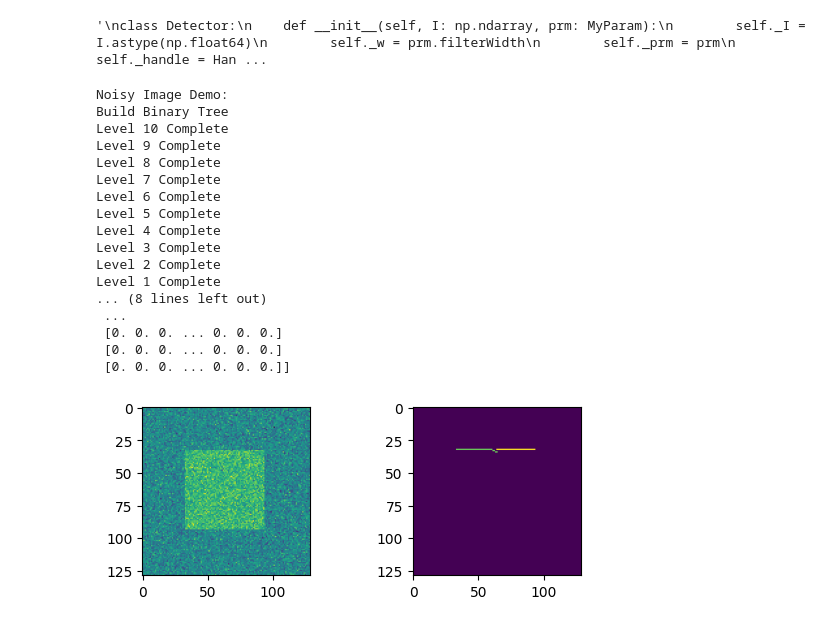
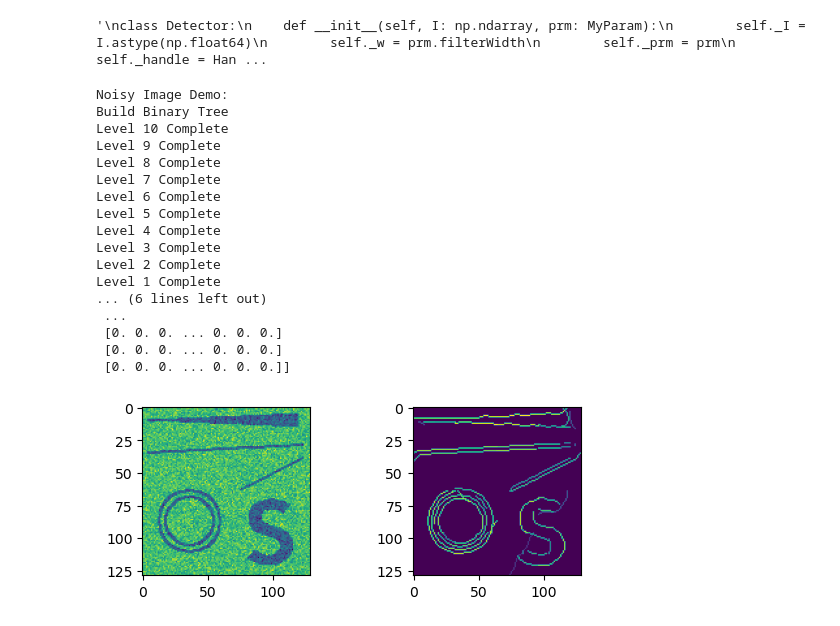
Before and after one commit to NatiOfir/PythonFaintEdgeDetection, a Jupyter notebook: FaintEdgeDetection.ipynb, the cells around one changed output. Cells and saved outputs as stored; diff of their text form; code cells hidden in the pictures.

Commit message:
edge detection of my curves image

```diff
--- a/FaintEdgeDetection.ipynb
+++ b/FaintEdgeDetection.ipynb
@@ -1593,7 +1595,7 @@ def my_run_im(I: np.ndarray, E: np.ndarray, prm: MyParam):
 def main():
     # Noisy Image Demo
     print("Noisy Image Demo:")
-    I = read_image("Sqr.png")
+    I = read_image("myCurves4.png")
     I = np.float64(I) / 255.0
     plt.subplot(2,2,1)
     plt.imshow(I)
@@ -1623,32 +1625,32 @@ def main():
     prm.parallel = False
     prm.splitPoints = 0
 
     E = np.zeros_like(I)
     E = my_run_im(I, E, prm)
     E = 1 - E
     plt.subplot(2,2,4)
     plt.imshow(E)
 
     print("Finished")
 
 if __name__ == "__main__":
     main()
 # %% [output]
 Noisy Image Demo:
 Build Binary Tree
 Level 10 Complete
 Level 9 Complete
 Level 8 Complete
 Level 7 Complete
 Level 6 Complete
 Level 5 Complete
 Level 4 Complete
 Level 3 Complete
 Level 2 Complete
 Level 1 Complete
-... (8 lines left out)
+... (6 lines left out)
  ...
  [0. 0. 0. ... 0. 0. 0.]
  [0. 0. 0. ... 0. 0. 0.]
  [0. 0. 0. ... 0. 0. 0.]]
-[figure, old version]
+[figure, new version]
```
Also changed, not shown: parts of 2 cells of this notebook.
